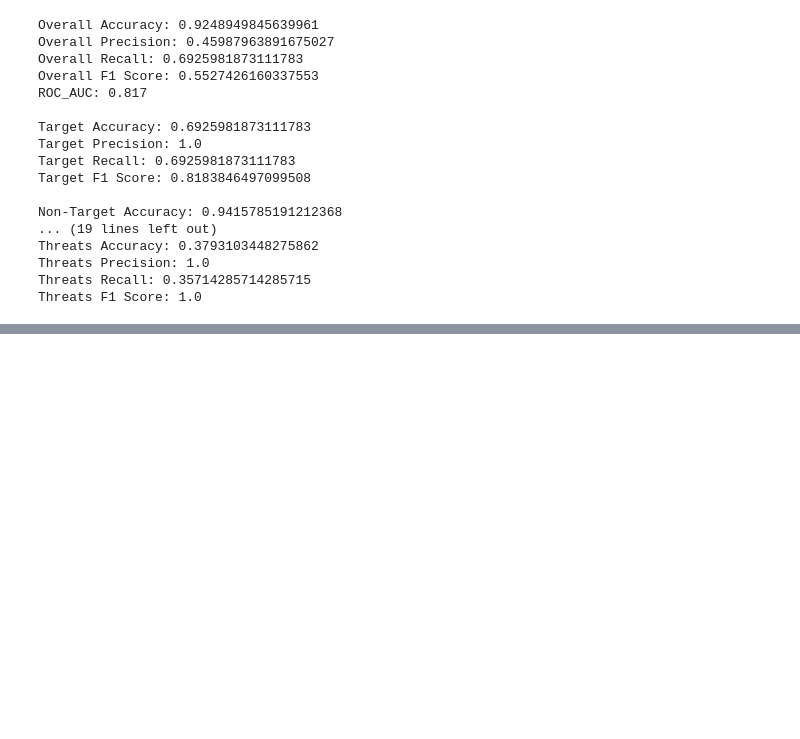
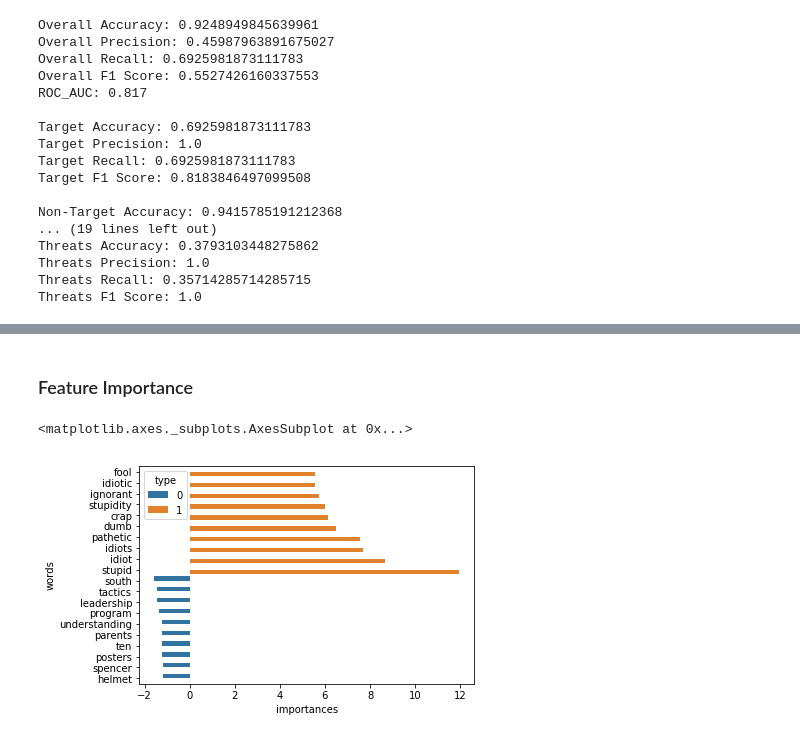
Before and after one commit to natashamathur/no_hate_all_love, a Jupyter notebook: SVM_final.ipynb, the cells around one changed output, grey strips where cells are left out. Cells and saved outputs as stored; diff of their text form; code cells hidden in the pictures; blank space fills up the shorter version.

Commit message:
finished with feature importance for SVM

```diff
--- a/SVM_final.ipynb
+++ b/SVM_final.ipynb
@@ -322,0 +281,24 @@ Threats F1 Score: 1.0
+# %% [markdown]
+### Feature Importance
+# %%
+imp = classifier.coef_.todense().tolist()[0]
+imp2, names = zip(*sorted(zip(imp,feature_names)))
+
+top_pos = np,
+plt.barh(range(len(names)), names)
+plt.yticks(range(len(names)), names)
+plt.show()
+imp
+# %%
+imps = imp2[-10:] + imp2[:10]
+words = names[-10:] + names[:10]
+# %%
+tograph = pd.DataFrame()
+tograph['importances'] = imps
+tograph['words'] = words
+tograph['type'] = tograph.importances.apply(lambda x: 1 if x > 0 else 0)
+# %%
+sns.barplot(x="importances", y="words", data=tograph, hue="type")
+# %% [output]
+<matplotlib.axes._subplots.AxesSubplot at 0x...>
+[figure, added]
```
Also changed, not shown: parts of 24 cells of this notebook, 2 other files.
